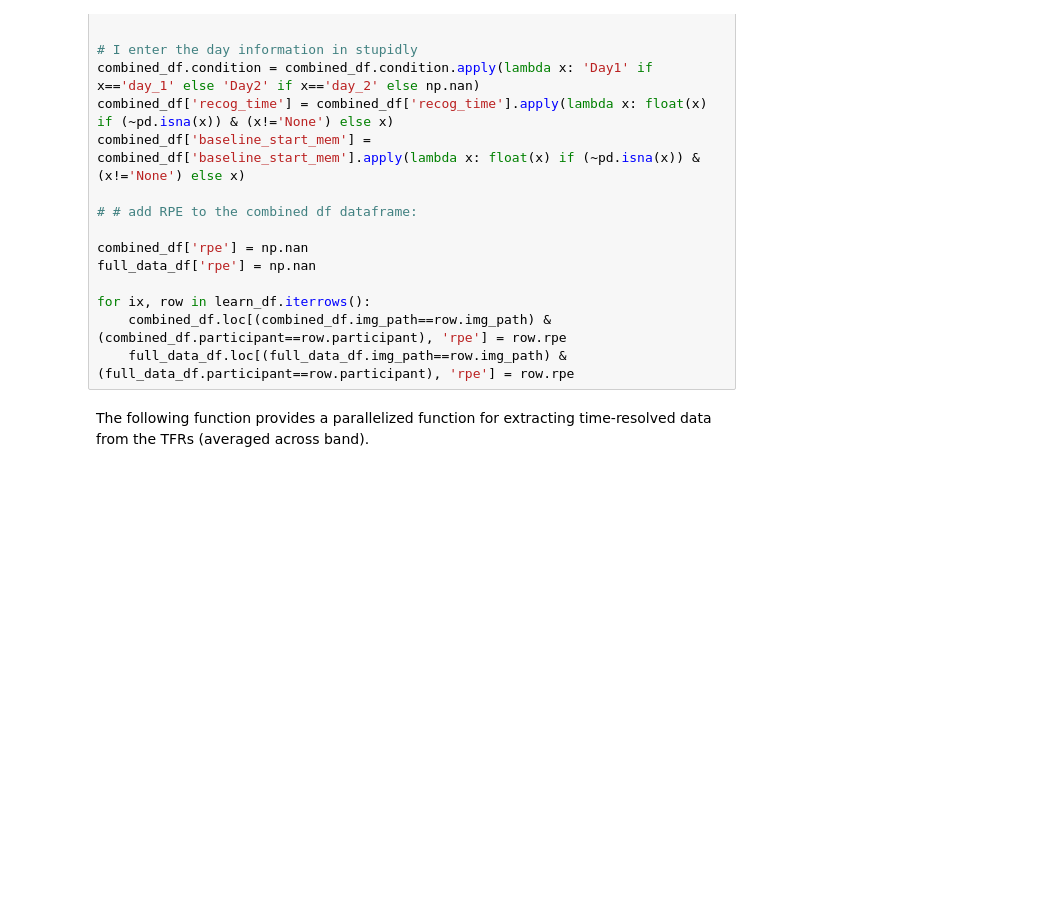
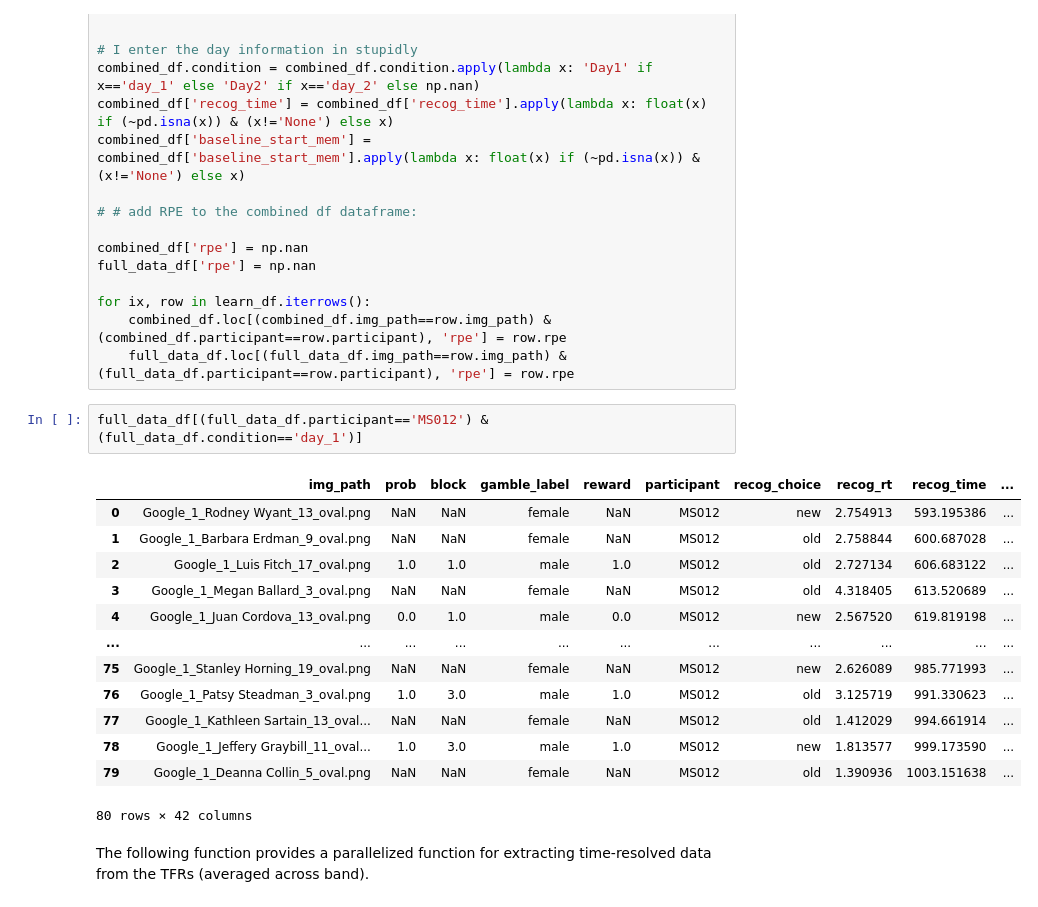
Before and after one commit to seqasim/LFPAnalysis, a Jupyter notebook: scripts/TimeResolvedRegression.ipynb, the cells around one changed output. Saved outputs shown, nothing was run; the diff lists cells and outputs as text; blank space fills up the shorter version.

```diff
--- a/scripts/TimeResolvedRegression.ipynb
+++ b/scripts/TimeResolvedRegression.ipynb
@@ -90,6 +90,22 @@ full_data_df['rpe'] = np.nan
 for ix, row in learn_df.iterrows():
     combined_df.loc[(combined_df.img_path==row.img_path) & (combined_df.participant==row.participant), 'rpe'] = row.rpe
     full_data_df.loc[(full_data_df.img_path==row.img_path) & (full_data_df.participant==row.participant), 'rpe'] = row.rpe
+# %%
+full_data_df[(full_data_df.participant=='MS012') & (full_data_df.condition=='day_1')]
+# %% [output]
+|  | img_path | prob | block | gamble_label | reward | participant | recog_choice | recog_rt | recog_time | ... |
+| 0 | Google_1_Rodney Wyant_13_oval.png | NaN | NaN | female | NaN | MS012 | new | 2.754913 | 593.195386 | ... |
+| 1 | Google_1_Barbara Erdman_9_oval.png | NaN | NaN | female | NaN | MS012 | old | 2.758844 | 600.687028 | ... |
+| 2 | Google_1_Luis Fitch_17_oval.png | 1.0 | 1.0 | male | 1.0 | MS012 | old | 2.727134 | 606.683122 | ... |
+| 3 | Google_1_Megan Ballard_3_oval.png | NaN | NaN | female | NaN | MS012 | old | 4.318405 | 613.520689 | ... |
+| 4 | Google_1_Juan Cordova_13_oval.png | 0.0 | 1.0 | male | 0.0 | MS012 | new | 2.567520 | 619.819198 | ... |
+| ... | ... | ... | ... | ... | ... | ... | ... | ... | ... | ... |
+| 75 | Google_1_Stanley Horning_19_oval.png | NaN | NaN | female | NaN | MS012 | new | 2.626089 | 985.771993 | ... |
+| 76 | Google_1_Patsy Steadman_3_oval.png | 1.0 | 3.0 | male | 1.0 | MS012 | old | 3.125719 | 991.330623 | ... |
+| 77 | Google_1_Kathleen Sartain_13_oval... | NaN | NaN | female | NaN | MS012 | old | 1.412029 | 994.661914 | ... |
+| 78 | Google_1_Jeffery Graybill_11_oval... | 1.0 | 3.0 | male | 1.0 | MS012 | new | 1.813577 | 999.173590 | ... |
+| 79 | Google_1_Deanna Collin_5_oval.png | NaN | NaN | female | NaN | MS012 | old | 1.390936 | 1003.151638 | ... |
+80 rows × 42 columns
 # %% [markdown]
 The following function provides a parallelized function for extracting time-resolved data from the TFRs (averaged across band).
 # %%
```
Also changed, not shown: parts of 2 cells of this notebook, 1 other file.
